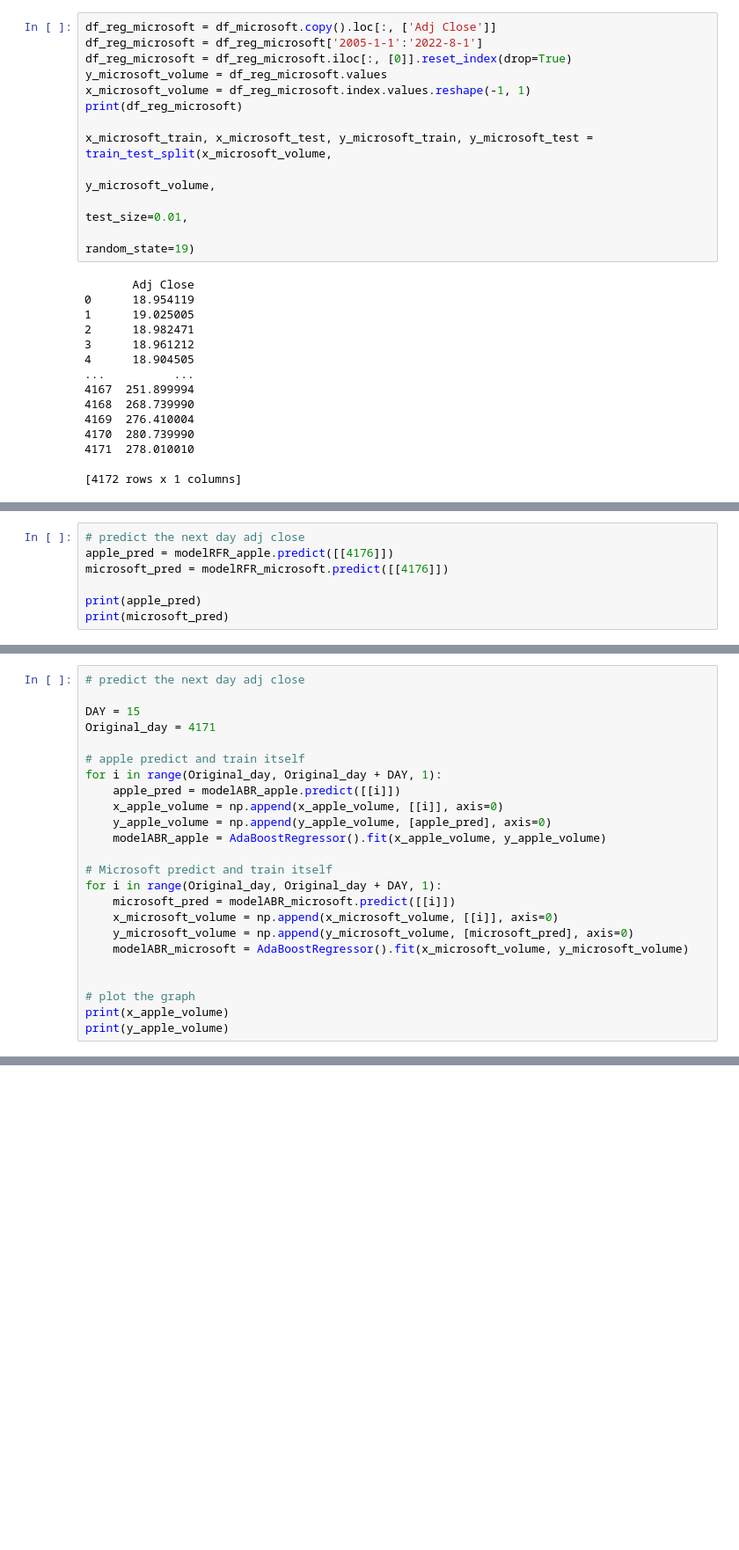
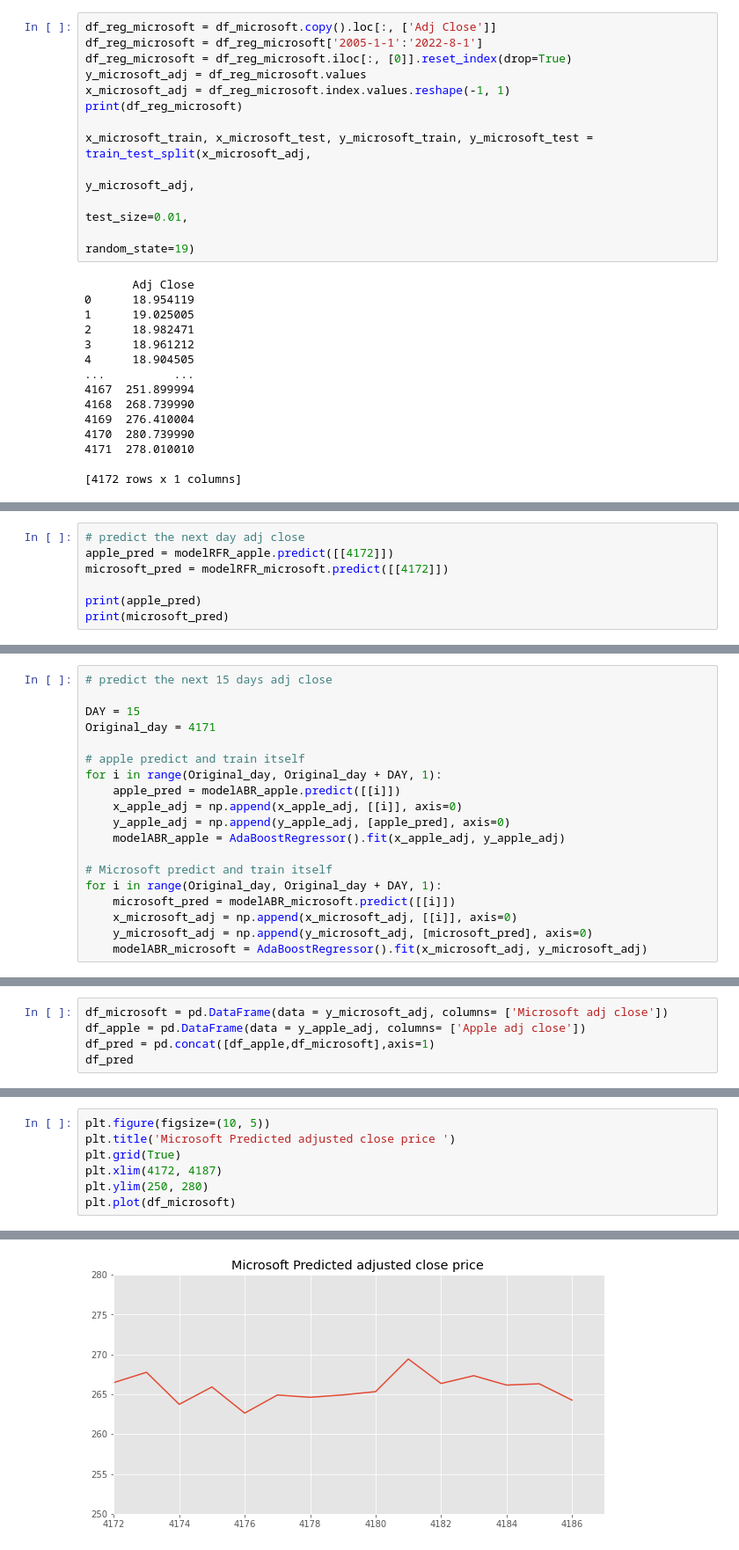
Before and after one commit to Mar3yZhang/UCI-stock-prediction-test, a Jupyter notebook: Group2_FinalProject.ipynb, the cells around one changed output, grey strips where cells are left out. Shown at 88% size. Saved outputs shown, nothing was run; the diff lists cells and outputs as text; blank space fills up the shorter version.

```diff
--- a/Group2_FinalProject.ipynb
+++ b/Group2_FinalProject.ipynb
@@ -427,12 +427,12 @@ x_apple_train, x_apple_test, y_apple_train, y_apple_test = train_test_split(x_ap
 df_reg_microsoft = df_microsoft.copy().loc[:, ['Adj Close']]
 df_reg_microsoft = df_reg_microsoft['2005-1-1':'2022-8-1']
 df_reg_microsoft = df_reg_microsoft.iloc[:, [0]].reset_index(drop=True)
-y_microsoft_volume = df_reg_microsoft.values
-x_microsoft_volume = df_reg_microsoft.index.values.reshape(-1, 1)
+y_microsoft_adj = df_reg_microsoft.values
+x_microsoft_adj = df_reg_microsoft.index.values.reshape(-1, 1)
 print(df_reg_microsoft)
 
-x_microsoft_train, x_microsoft_test, y_microsoft_train, y_microsoft_test = train_test_split(x_microsoft_volume,
-                                                                                            y_microsoft_volume,
+x_microsoft_train, x_microsoft_test, y_microsoft_train, y_microsoft_test = train_test_split(x_microsoft_adj,
+                                                                                            y_microsoft_adj,
                                                                                             test_size=0.01,
                                                                                             random_state=19)
 # %% [output]
@@ -500,8 +500,8 @@ DecisionTreeRegressor: 0.9997133475396855
 KNeighborsRegressor: 0.9998848066914476
 # %%
 # predict the next day adj close
-apple_pred = modelRFR_apple.predict([[4176]])
-microsoft_pred = modelRFR_microsoft.predict([[4176]])
+apple_pred = modelRFR_apple.predict([[4172]])
+microsoft_pred = modelRFR_microsoft.predict([[4172]])
 
 print(apple_pred)
 print(microsoft_pred)
@@ -511,5 +511,5 @@ print(microsoft_pred)
 # %%
-# predict the next day adj close
+# predict the next 15 days adj close
 
 DAY = 15
 Original_day = 4171
@@ -517,18 +517,13 @@ Original_day = 4171
 # apple predict and train itself
 for i in range(Original_day, Original_day + DAY, 1):
     apple_pred = modelABR_apple.predict([[i]])
-    x_apple_volume = np.append(x_apple_volume, [[i]], axis=0)
-    y_apple_volume = np.append(y_apple_volume, [apple_pred], axis=0)
-    modelABR_apple = AdaBoostRegressor().fit(x_apple_volume, y_apple_volume)
+    x_apple_adj = np.append(x_apple_adj, [[i]], axis=0)
+    y_apple_adj = np.append(y_apple_adj, [apple_pred], axis=0)
+    modelABR_apple = AdaBoostRegressor().fit(x_apple_adj, y_apple_adj)
 
 # Microsoft predict and train itself
 for i in range(Original_day, Original_day + DAY, 1):
     microsoft_pred = modelABR_microsoft.predict([[i]])
-    x_microsoft_volume = np.append(x_microsoft_volume, [[i]], axis=0)
-    y_microsoft_volume = np.append(y_microsoft_volume, [microsoft_pred], axis=0)
-    modelABR_microsoft = AdaBoostRegressor().fit(x_microsoft_volume, y_microsoft_volume)
-
-
-# plot the graph
-print(x_apple_volume)
-print(y_apple_volume)
+    x_microsoft_adj = np.append(x_microsoft_adj, [[i]], axis=0)
+    y_microsoft_adj = np.append(y_microsoft_adj, [microsoft_pred], axis=0)
+    modelABR_microsoft = AdaBoostRegressor().fit(x_microsoft_adj, y_microsoft_adj)
@@ -549,0 +532,5 @@ print(y_apple_volume)
+# %%
+df_microsoft = pd.DataFrame(data = y_microsoft_adj, columns= ['Microsoft adj close'])
+df_apple = pd.DataFrame(data = y_apple_adj, columns= ['Apple adj close'])
+df_pred = pd.concat([df_apple,df_microsoft],axis=1)
+df_pred
@@ -549,0 +551,8 @@ print(y_apple_volume)
+# %%
+plt.figure(figsize=(10, 5))
+plt.title('Microsoft Predicted adjusted close price ')
+plt.grid(True)
+plt.xlim(4172, 4187)
+plt.ylim(250, 280)
+plt.plot(df_microsoft)
+# %% [output]
@@ -549,0 +560 @@ print(y_apple_volume)
+[figure, added]
```
Also changed, not shown: parts of 23 cells of this notebook, 1 other file.
